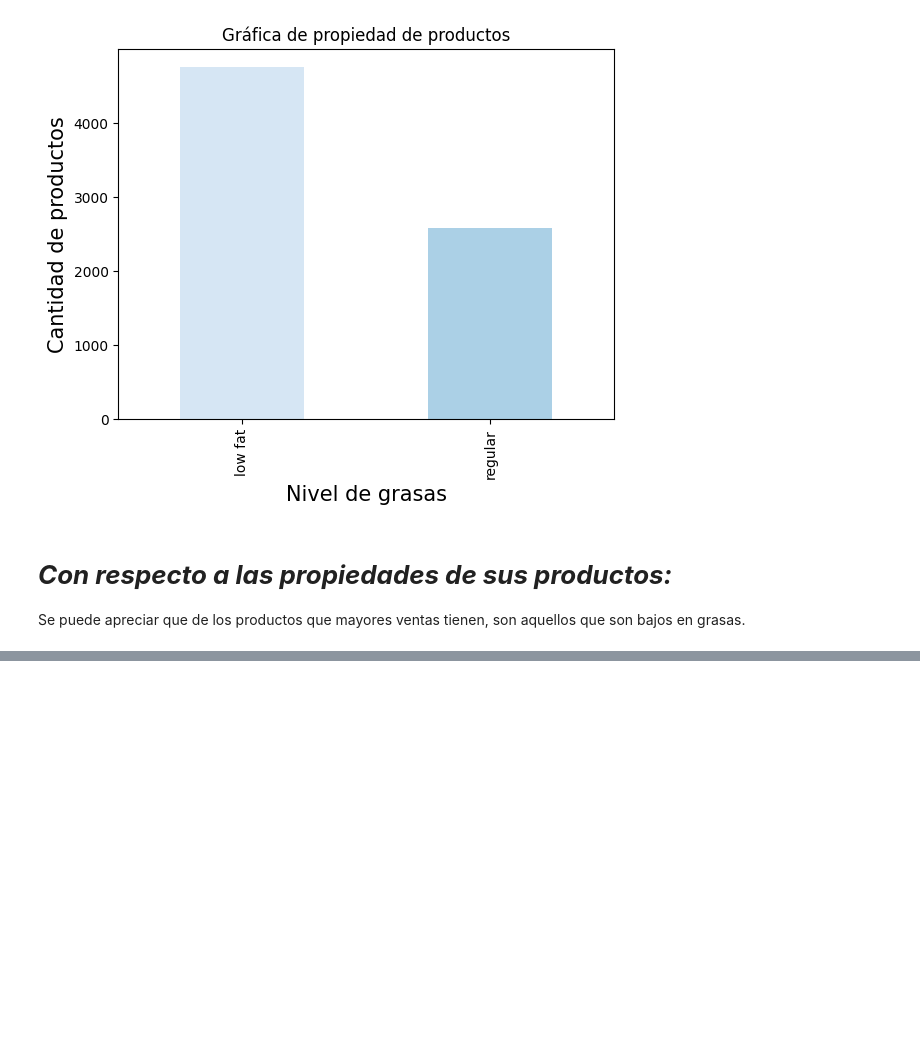
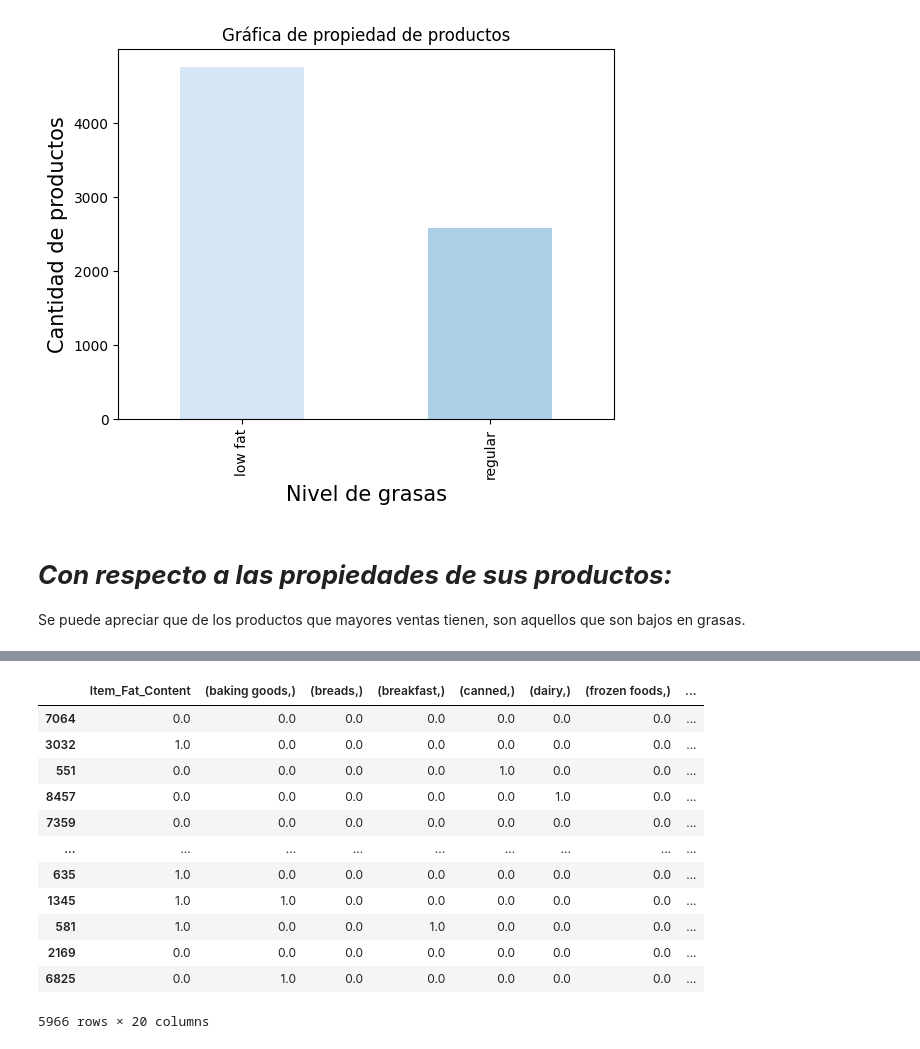
Before and after one commit to Waldir0607/predicciones-ventas-comida, a Jupyter notebook: Prediccion_ventas.ipynb, the cells around one changed output, grey strips where cells are left out. Cells and saved outputs as stored; diff of their text form; code cells hidden in the pictures; blank space fills up the shorter version.

```diff
--- a/Prediccion_ventas.ipynb
+++ b/Prediccion_ventas.ipynb
@@ -432,0 +655,4 @@ Se puede apreciar que de los productos que mayores ventas tienen, son aquellos q
+# %%
+X_train, X_test, y_train, y_test = train_test_split(df_procesado, y, test_size=0.3, random_state=16)
+print(X_train.info())
+print(X_test.info())
@@ -432,0 +677,16 @@ Se puede apreciar que de los productos que mayores ventas tienen, son aquellos q
+# %%
+X_train
+# %% [output]
+|  | Item_Fat_Content | (baking goods,) | (breads,) | (breakfast,) | (canned,) | (dairy,) | (frozen foods,) | ... |
+| 7064 | 0.0 | 0.0 | 0.0 | 0.0 | 0.0 | 0.0 | 0.0 | ... |
+| 3032 | 1.0 | 0.0 | 0.0 | 0.0 | 0.0 | 0.0 | 0.0 | ... |
+| 551 | 0.0 | 0.0 | 0.0 | 0.0 | 1.0 | 0.0 | 0.0 | ... |
+| 8457 | 0.0 | 0.0 | 0.0 | 0.0 | 0.0 | 1.0 | 0.0 | ... |
+| 7359 | 0.0 | 0.0 | 0.0 | 0.0 | 0.0 | 0.0 | 0.0 | ... |
+| ... | ... | ... | ... | ... | ... | ... | ... | ... |
+| 635 | 1.0 | 0.0 | 0.0 | 0.0 | 0.0 | 0.0 | 0.0 | ... |
+| 1345 | 1.0 | 1.0 | 0.0 | 0.0 | 0.0 | 0.0 | 0.0 | ... |
+| 581 | 1.0 | 0.0 | 0.0 | 1.0 | 0.0 | 0.0 | 0.0 | ... |
+| 2169 | 0.0 | 0.0 | 0.0 | 0.0 | 0.0 | 0.0 | 0.0 | ... |
+| 6825 | 0.0 | 1.0 | 0.0 | 0.0 | 0.0 | 0.0 | 0.0 | ... |
+5966 rows × 20 columns
```
Also changed, not shown: parts of 29 cells of this notebook.
